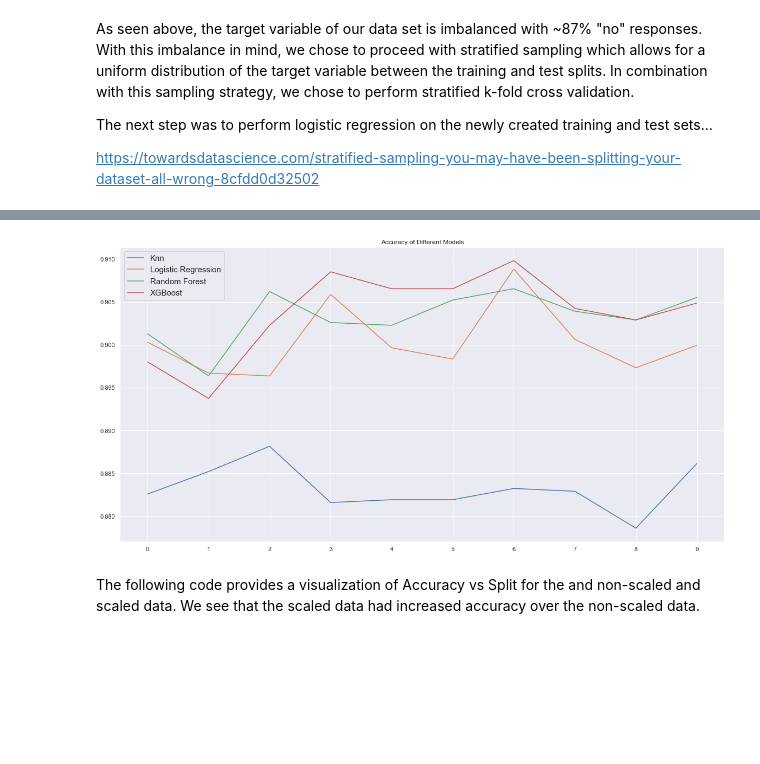
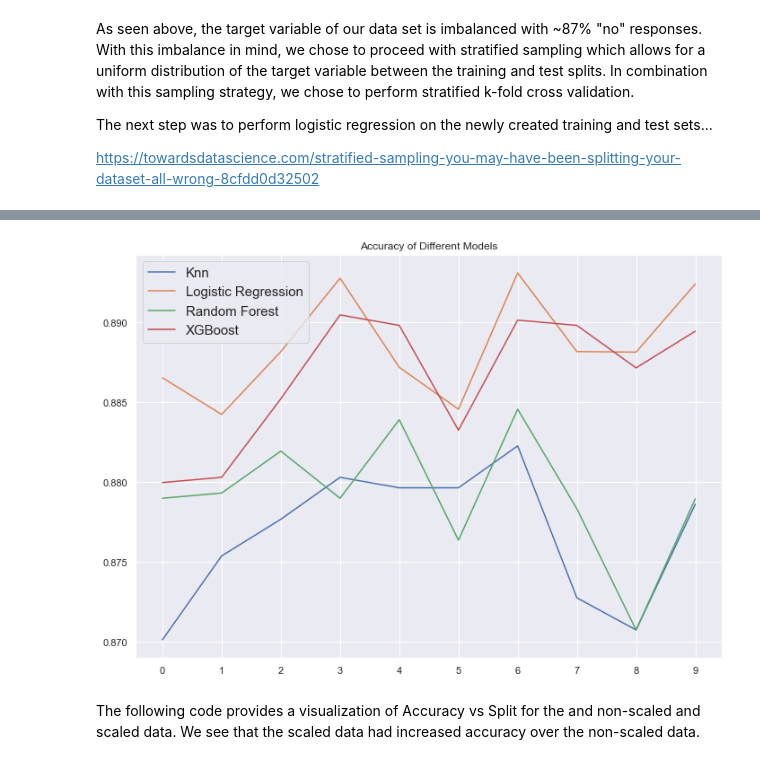
Before and after one commit to ChadKwong/DDSMachineLearning1, a Jupyter notebook: Lab 2/Lab 2.ipynb, the cells around one changed output, grey strips where cells are left out. Drawn from its saved outputs; the diff is of its cells as text; code cells hidden in the pictures; blank space fills up the shorter version.

```diff
--- a/Lab 2/Lab 2.ipynb
+++ b/Lab 2/Lab 2.ipynb
@@ -125,5 +125,7 @@ The next step was to drop entries with missing values, this removed 10,701 rows
 bankData2 = bankData.dropna()
 #Remove 'default' column
 bankData2 = bankData2.drop(['default','duration'], axis=1)
+bankData2 = bankData2.drop(bankData2[(bankData2.previous!=0) & (bankData2.pdays !=999)].index)
+print(bankData2.shape)
 bankData2.head()
 # %% [output]
@@ -231,17 +226,18 @@ bankData2.select_dtypes(exclude='object').head()
 scl_obj = StandardScaler()
 
 #One hot encoding of ALL categorical variables
-OneHotDF = pd.concat([pd.get_dummies(bankData2[col],prefix=col,drop_first=True) for col in catCol], axis=1)
+OneHotDF = pd.get_dummies(bankData2[catCol],drop_first=False)
 
 #Scaling non-encoded data
 conVar = bankData2.select_dtypes(exclude='object')
 colnames = pd.Series(conVar.columns)
-print(colnames)
-conVarScaled = scl_obj.fit_transform(bankDataScaled)
-conVarScaled = pd.DataFrame(data = bankDataScaled, columns= ['age', 'campaign', 'pdays','previous', 'emp.var.rate', 'cons.price.idx', 'cons.conf.idx', 'euribor3m', 'nr.employed'])
+conVarScaled = scl_obj.fit_transform(conVar)
+conVarScaled = pd.DataFrame(data = conVarScaled, columns= colnames)
 
 #Combining with continuous variables from cleaned dataset
-OneHotDF = pd.concat([conVarScaled,OneHotDF],axis=1)
+OneHotDF = OneHotDF.reset_index()
+OneHotDF.pop('index')
+OneHotDF = pd.concat([conVarScaled,OneHotDF], axis = 1)
 OneHotDF.head()
 
 #https://github.com/jakemdrew/DataMiningNotebooks/blob/master/01.%20Pandas.ipynb
@@ -360,25 +323,35 @@ educData.head()
 # %%
 %%time
+
+#Separating X values
+x = OneHotDF
+xVal = x.values
+
+#Setting Parameters
 randomState = 777
 splits = 10
 neighbors = 5
+
+#Declaring CV object
 cvStrat = StratifiedKFold(n_splits= splits, shuffle = True, random_state = randomState)
 
-educ = bankData2.education
-
+#Setting up basic models
 lrClf = LogisticRegression(random_state=randomState)
 knn = KNeighborsClassifier(n_neighbors = neighbors)
 rf = RandomForestClassifier(random_state=randomState)
 xgb = XGBClassifier(random_state=randomState, eval_metric='logloss')
 
+#Separating target variable
 y = bankData2['y']
 y = y.ravel()
 
+#Creating lists to store accuracy scores
 lrAccs = []
 knnAccs = []
 rfAccs = []
 xgbAccs = []
 
+#Designating labels
 labels = ['no', 'yes']
 
 for trainIndices, testIndices in cvStrat.split(xVal,y):
@@ -392,11 +365,8 @@ for trainIndices, testIndices in cvStrat.split(xVal,y):
     yTestBin = yTest
     yTestBin = (yTestBin=='yes').astype(int)
 
-    xTrainScaled = xValScaled[trainIndices]
-    xTestScaled = xValScaled[testIndices]
-
-    xTrainScaled2 = xScaled[trainIndices]
-    xTestScaled2 = xScaled[testIndices]
+#     xTrain2 = xVal[trainIndices]
+#     xTest2 = x[testIndices]
 
 #     educXTrain =
 #     educXTest =
@@ -404,24 +374,23 @@ for trainIndices, testIndices in cvStrat.split(xVal,y):
 #     educYTest = educ[testIndices]
 
     #Scaled LR training
-    lrClf.fit(xTrainScaled, yTrain)
-    yHatLR = lrClf.predict(xTestScaled)
+    lrClf.fit(xTrain, yTrain)
+    yHatLR = lrClf.predict(xTest)
     lrAccs.append(mt.accuracy_score(yTest, yHatLR))
 
     #Scaled KNN training
-    knn.fit(xTrainScaled, yTrain)
-    yHatKnn = knn.predict(xTestScaled)
+    knn.fit(xTrain, yTrain)
+    yHatKnn = knn.predict(xTest)
     knnAccs.append(mt.accuracy_score(yTest,yHatKnn))
 
     #Scaled XGBoost training
-    xgb.fit(xTrainScaled, yTrainBin)
-    yHatXgb = xgb.predict(xTestScaled)
+    xgb.fit(xTrain, yTrainBin)
+    yHatXgb = xgb.predict(xTest)
     xgbAccs.append(mt.accuracy_score(yTestBin, yHatXgb))
 
     #Scaled Random Forrest Training
-    rf.fit(xTrainScaled, yTrainBin)
-    yHatRF = rf.predict(xTestScaled2)
-    rfAccs.append(rf.score(xTestScaled, yTestBin))
+    rf.fit(xTrain, yTrainBin)
+    rfAccs.append(rf.score(xTest, yTestBin))
 
 
 with warnings.catch_warnings(record=True):
@@ -450,4 +419,4 @@ Wall time: 59.6 s
-[figure, old version]
+[figure, new version]
 # %% [markdown]
 The following code provides a visualization of Accuracy vs Split for the and non-scaled and scaled data. We see that the scaled data had increased accuracy over the non-scaled data.
 # %% [markdown]
```
Also changed, not shown: parts of 13 cells of this notebook, 1 other file.
